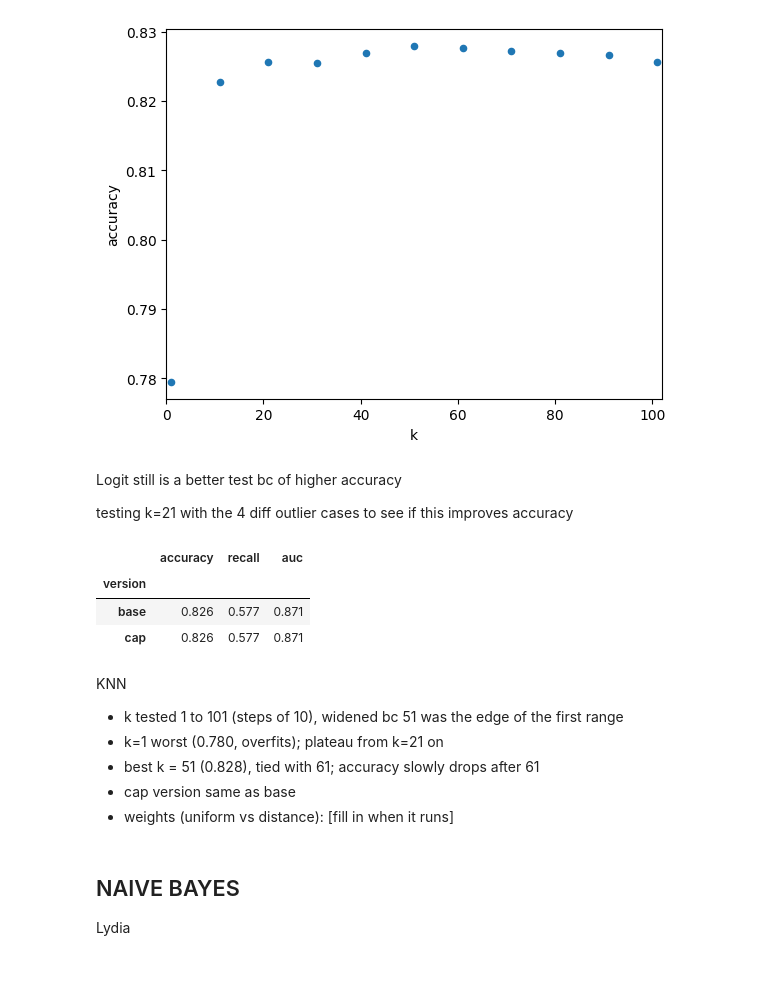
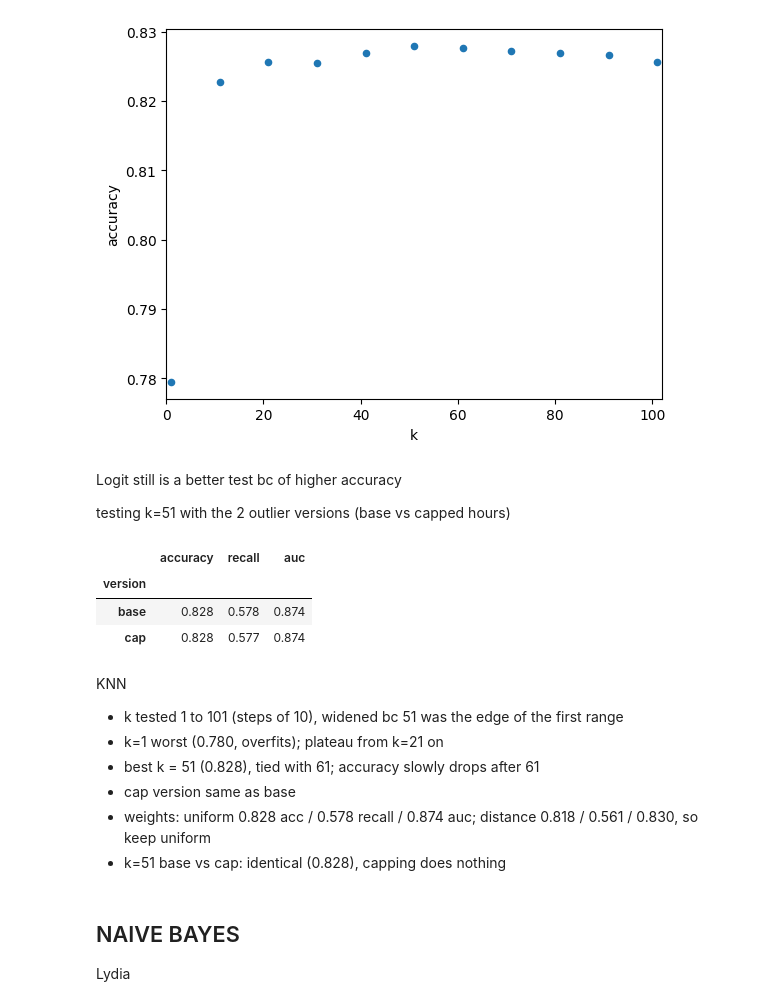
Before and after one commit to juliooo0/Team_A5, a Jupyter notebook: Predictive_Question.ipynb, the cells around one changed output. Drawn from its saved outputs; the diff is of its cells as text; code cells hidden in the pictures; blank space fills up the shorter version.

```diff
--- a/Predictive_Question.ipynb
+++ b/Predictive_Question.ipynb
@@ -800,39 +811,40 @@ Max CV accuracy = 0.828 | Best k = 51
 # %% [markdown]
 Logit still is a better test bc of higher accuracy
 
-testing k=21 with the 4 diff outlier cases to see if this improves accuracy
+testing k=51 with the 2 outlier versions (base vs capped hours)
 # %%
-# KNN (k=21): comparing the 4 outlier versions with 5-fold CV on training data
+# KNN (k=51): comparing the 2 outlier versions with 5-fold CV on training data
 
 results = []
 for name, (Xtr, Xte) in tqdm(versions.items()):
     pipe_knn = Pipeline([
         ('scale', StandardScaler()),
-        ('knn', KNeighborsClassifier(n_neighbors=21)),
+        ('knn', KNeighborsClassifier(n_neighbors=51)),
     ])
     scores = cross_validate(pipe_knn, Xtr, y_train, cv=cv,
                             scoring=['accuracy', 'recall', 'roc_auc'], n_jobs=-1)
     results.append({
         'version': name,
         'accuracy': scores['test_accuracy'].mean(),
         'recall': scores['test_recall'].mean(),
         'auc': scores['test_roc_auc'].mean(),
     })
 
 knn_versions_df = pd.DataFrame(results).set_index('version')
 knn_versions_df.round(3)
 # %% [output]
 |  | accuracy | recall | auc |
 | version |  |  |  |
-| base | 0.826 | 0.577 | 0.871 |
-| cap | 0.826 | 0.577 | 0.871 |
+| base | 0.828 | 0.578 | 0.874 |
+| cap | 0.828 | 0.577 | 0.874 |
 # %% [markdown]
 KNN
 - k tested 1 to 101 (steps of 10), widened bc 51 was the edge of the first range
 - k=1 worst (0.780, overfits); plateau from k=21 on
 - best k = 51 (0.828), tied with 61; accuracy slowly drops after 61
 - cap version same as base
-- weights (uniform vs distance): [fill in when it runs]
+- weights: uniform 0.828 acc / 0.578 recall / 0.874 auc; distance 0.818 / 0.561 / 0.830, so keep uniform
+- k=51 base vs cap: identical (0.828), capping does nothing
 # %% [markdown]
 ## NAIVE BAYES
 
```
Also changed, not shown: parts of 10 cells of this notebook.
